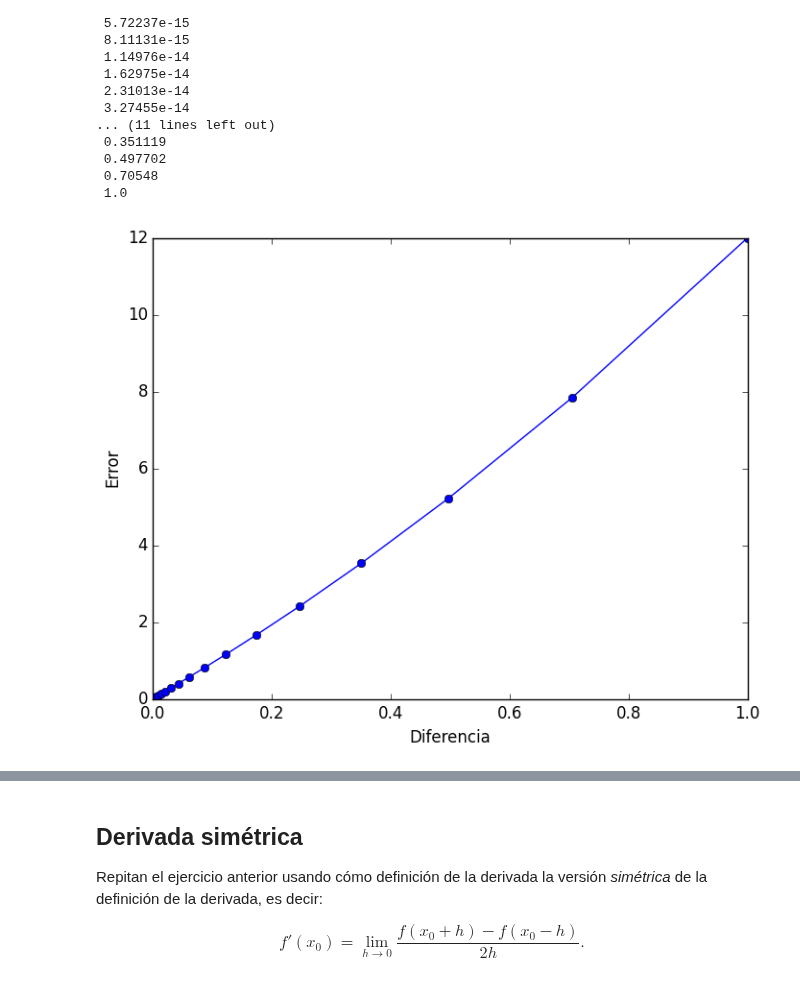
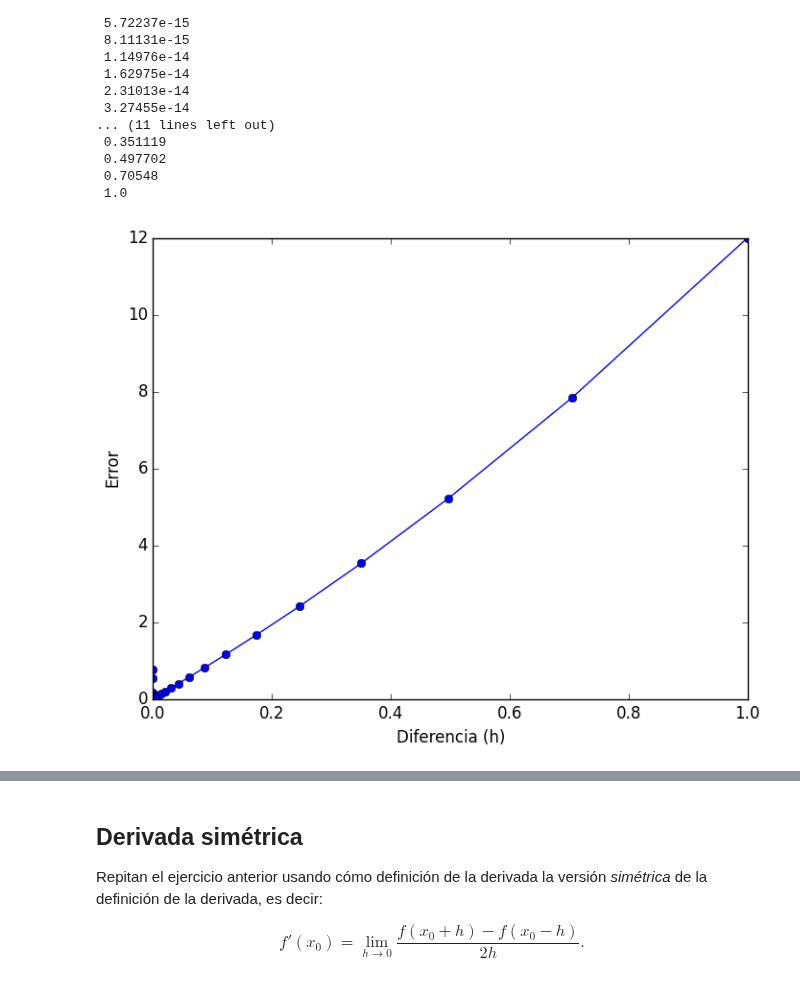
Before and after one commit to lbenet/2016-2_TSFisicaComputacional, a Jupyter notebook: tareas/artcidp/Tarea_3.ipynb, the cells around one changed output, grey strips where cells are left out. Cells and saved outputs as stored; diff of their text form; code cells hidden in the pictures.

```diff
--- a/tareas/artcidp/Tarea_3.ipynb
+++ b/tareas/artcidp/Tarea_3.ipynb
@@ -34,7 +34,7 @@ Esta función calcula la derivada derecha de una función f en el punto x_0. Los
 la diferencia h y el punto de evaluación x_0 como argumento opcional. Por defecto, x_0=0.0.
 """
 function derivada_derecha(f::Function, h :: Real, x_0=0.0)
-    return(f(x_0+BigFloat(h))-f(x_0))/BigFloat(h)
+    return(f(x_0+h)-f(x_0))/h
 end
 # %% [output]
 derivada_derecha (generic function with 2 methods)
@@ -88,10 +88,10 @@ x=logspace(-15,0,length(y))
 using PyPlot
 # %%
 plot(x,y, marker="o")
-xlabel("Diferencia")
+xlabel("Diferencia (h)")
 ylabel("Error")
 legend()
 #savefig("test.png")
 # %% [output]
-[figure, old version]
+[figure, new version]
 # %% [markdown]
```
Also changed, not shown: parts of 19 cells of this notebook.
